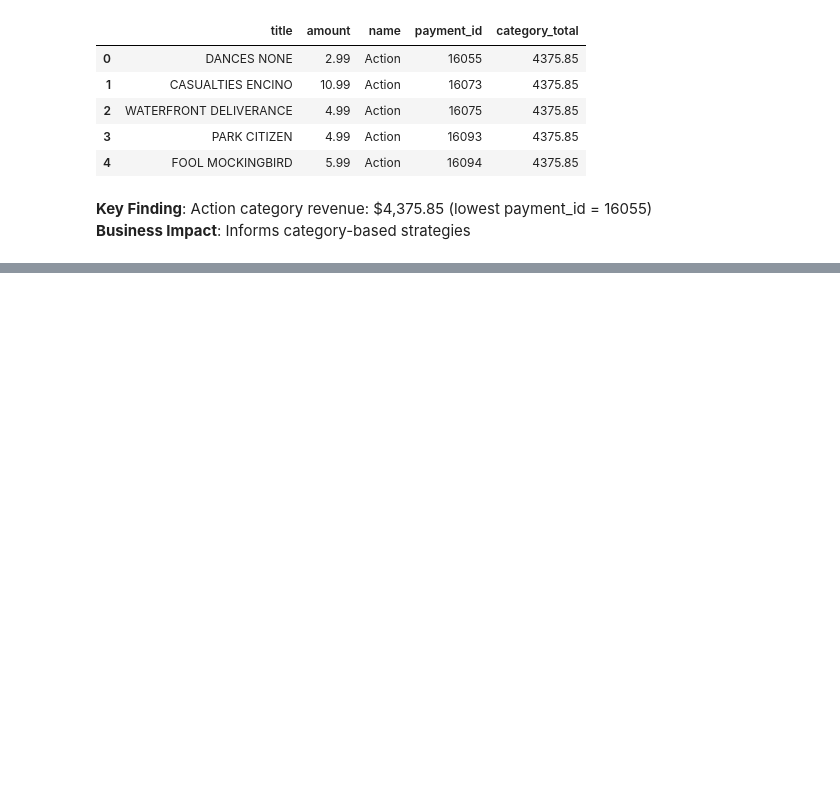
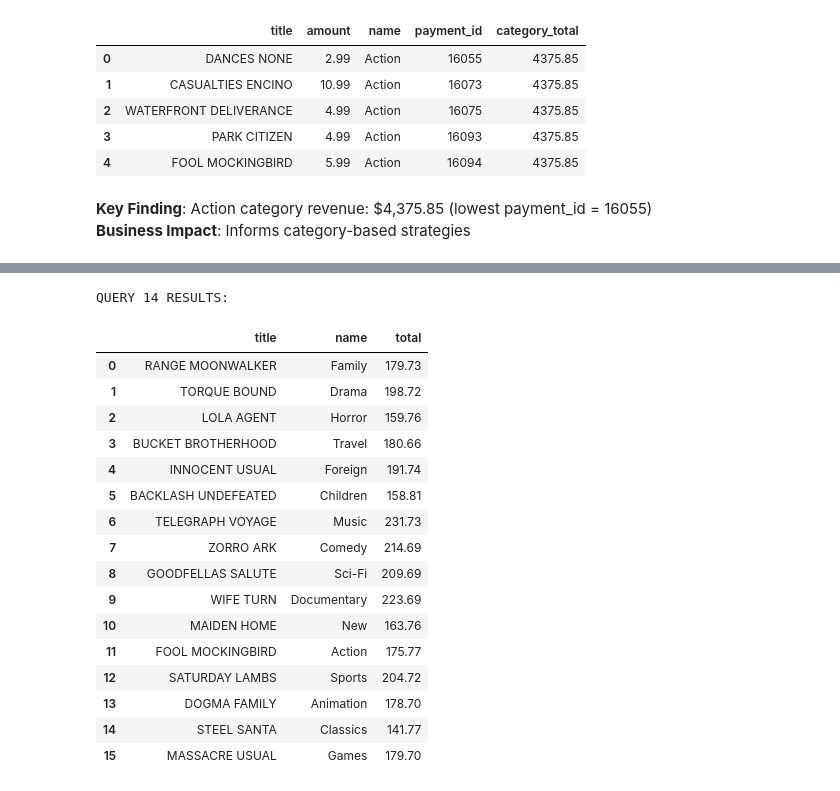
Before and after one commit to dr-ridwanoladipo/sql_business_analysis, a Jupyter notebook: business_analysis.ipynb, the cells around one changed output, grey strips where cells are left out. Drawn from its saved outputs; the diff is of its cells as text; code cells hidden in the pictures; blank space fills up the shorter version.

Commit message:
category performance analysis

```diff
--- a/business_analysis.ipynb
+++ b/business_analysis.ipynb
@@ -535,0 +541,53 @@ QUERY 13 RESULTS (showing first 5 rows):
+# %%
+q14 = """
+SELECT
+    f.title,
+    c.name,
+    SUM(p.amount) as total
+FROM payment p
+LEFT JOIN rental r ON r.rental_id = p.rental_id
+LEFT JOIN inventory i ON i.inventory_id = r.inventory_id
+LEFT JOIN film f ON f.film_id = i.film_id
+LEFT JOIN film_category fc ON fc.film_id = f.film_id
+LEFT JOIN category c ON c.category_id = fc.category_id
+GROUP BY c.name, f.title
+HAVING SUM(p.amount) = (
+    SELECT MAX(sub.total)
+    FROM (
+        SELECT
+            f2.title,
+            c2.name,
+            SUM(p2.amount) as total
+        FROM payment p2
+        LEFT JOIN rental r2 ON r2.rental_id = p2.rental_id
+        LEFT JOIN inventory i2 ON i2.inventory_id = r2.inventory_id
+        LEFT JOIN film f2 ON f2.film_id = i2.film_id
+        LEFT JOIN film_category fc2 ON fc2.film_id = f2.film_id
+        LEFT JOIN category c2 ON c2.category_id = fc2.category_id
+        GROUP BY c2.name, f2.title
+    ) sub
+    WHERE sub.name = c.name
+);
+"""
+df14 = run_query(q14)
+print("QUERY 14 RESULTS:")
+display(df14)
+# %% [output]
+QUERY 14 RESULTS:
+|  | title | name | total |
+| 0 | RANGE MOONWALKER | Family | 179.73 |
+| 1 | TORQUE BOUND | Drama | 198.72 |
+| 2 | LOLA AGENT | Horror | 159.76 |
+| 3 | BUCKET BROTHERHOOD | Travel | 180.66 |
+| 4 | INNOCENT USUAL | Foreign | 191.74 |
+| 5 | BACKLASH UNDEFEATED | Children | 158.81 |
+| 6 | TELEGRAPH VOYAGE | Music | 231.73 |
+| 7 | ZORRO ARK | Comedy | 214.69 |
+| 8 | GOODFELLAS SALUTE | Sci-Fi | 209.69 |
+| 9 | WIFE TURN | Documentary | 223.69 |
+| 10 | MAIDEN HOME | New | 163.76 |
+| 11 | FOOL MOCKINGBIRD | Action | 175.77 |
+| 12 | SATURDAY LAMBS | Sports | 204.72 |
+| 13 | DOGMA FAMILY | Animation | 178.70 |
+| 14 | STEEL SANTA | Classics | 141.77 |
+| 15 | MASSACRE USUAL | Games | 179.70 |
```
Also changed, not shown: parts of 1 cell of this notebook.
